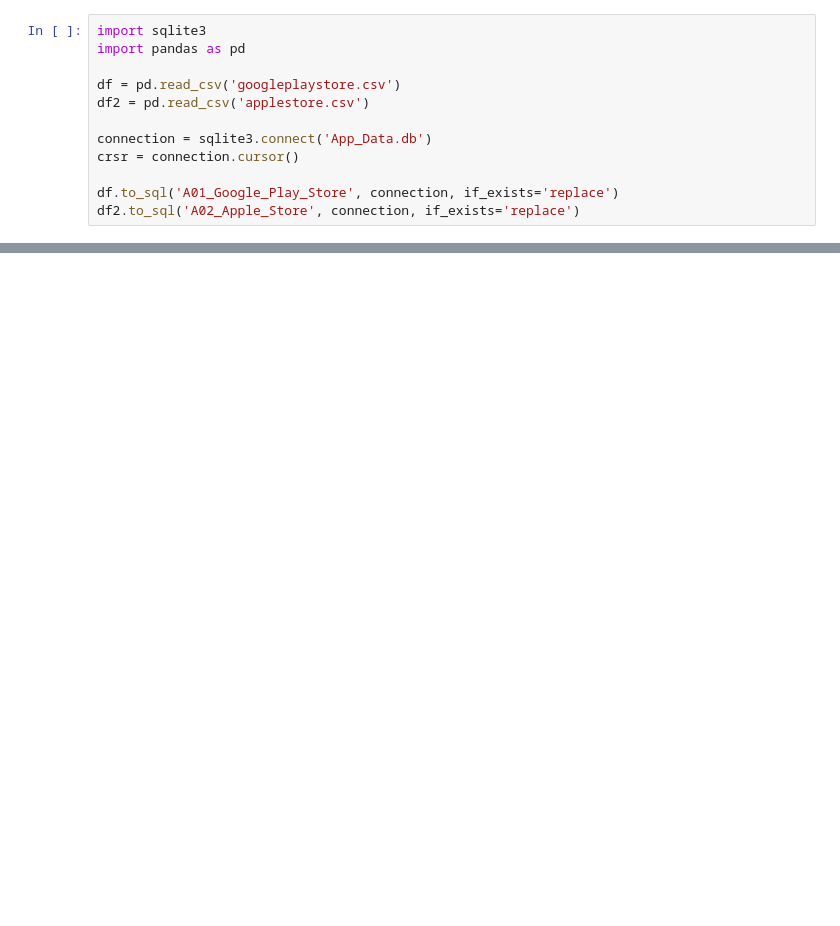
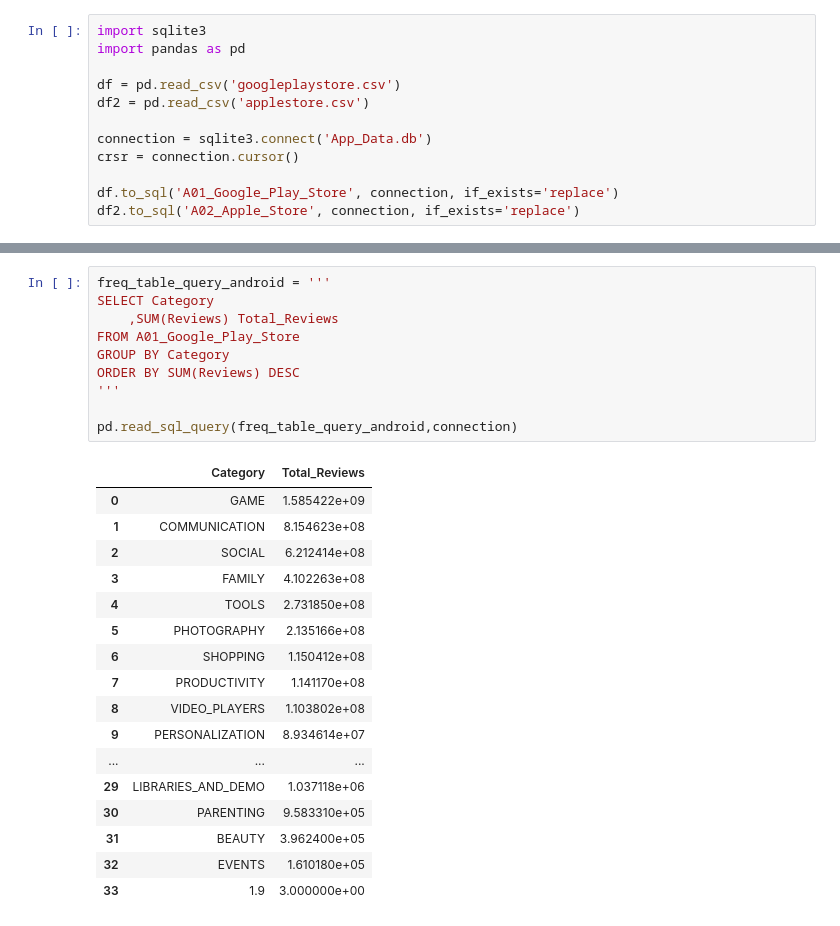
Before and after one commit to adamgrushan/App_Data_Analysis, a Jupyter notebook: initial.ipynb, the cells around one changed output, grey strips where cells are left out. Cells and saved outputs as stored; diff of their text form; blank space fills up the shorter version.

```diff
--- a/initial.ipynb
+++ b/initial.ipynb
@@ -528,0 +535,28 @@ pd.read_sql_query(select_star_query,connection)
+# %%
+freq_table_query_android = '''
+SELECT Category
+    ,SUM(Reviews) Total_Reviews
+FROM A01_Google_Play_Store
+GROUP BY Category
+ORDER BY SUM(Reviews) DESC
+'''
+
+pd.read_sql_query(freq_table_query_android,connection)
+# %% [output]
+|  | Category | Total_Reviews |
+| 0 | GAME | 1.585422e+09 |
+| 1 | COMMUNICATION | 8.154623e+08 |
+| 2 | SOCIAL | 6.212414e+08 |
+| 3 | FAMILY | 4.102263e+08 |
+| 4 | TOOLS | 2.731850e+08 |
+| 5 | PHOTOGRAPHY | 2.135166e+08 |
+| 6 | SHOPPING | 1.150412e+08 |
+| 7 | PRODUCTIVITY | 1.141170e+08 |
+| 8 | VIDEO_PLAYERS | 1.103802e+08 |
+| 9 | PERSONALIZATION | 8.934614e+07 |
+| ... | ... | ... |
+| 29 | LIBRARIES_AND_DEMO | 1.037118e+06 |
+| 30 | PARENTING | 9.583310e+05 |
+| 31 | BEAUTY | 3.962400e+05 |
+| 32 | EVENTS | 1.610180e+05 |
+| 33 | 1.9 | 3.000000e+00 |
```
Also changed, not shown: parts of 2 cells of this notebook, 1 other file.
